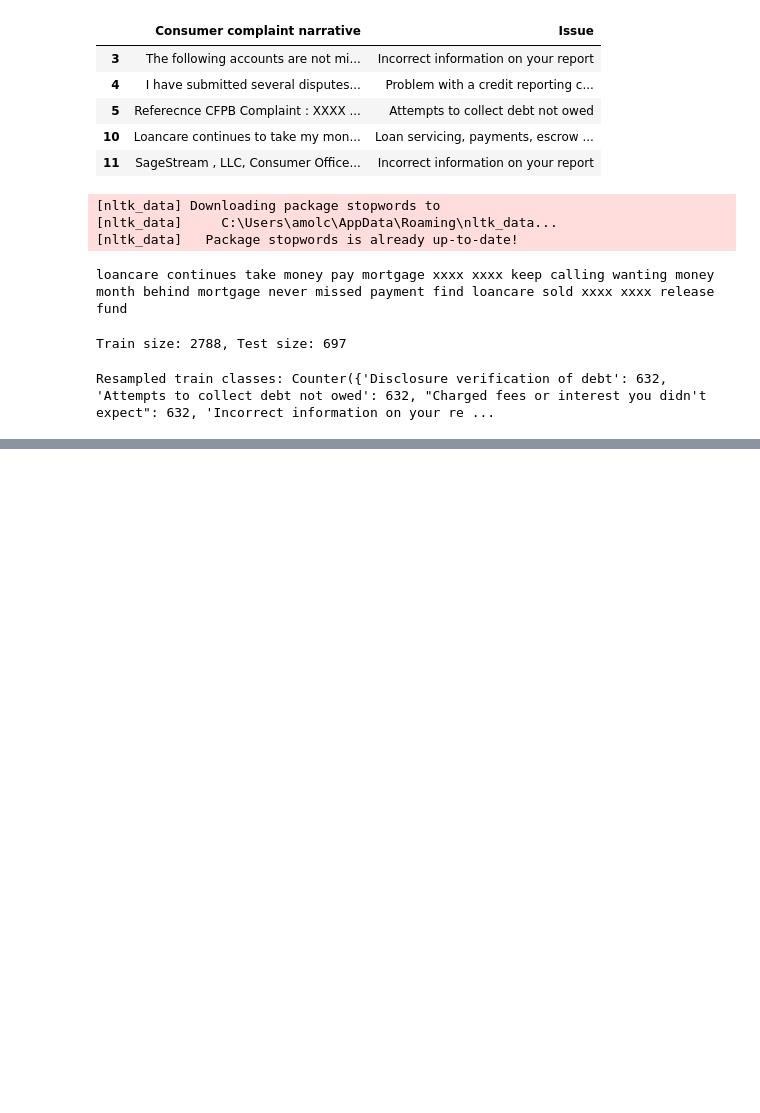
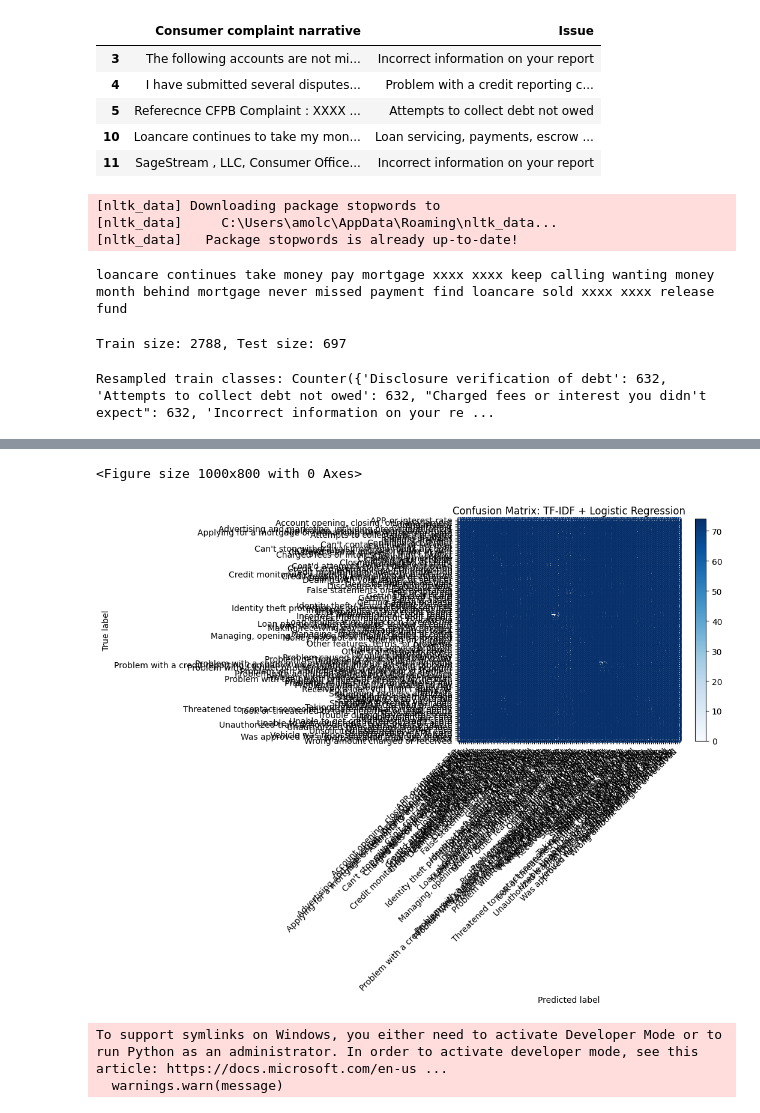
Before and after one commit to reddybro108/Multiclass-Classification-of-Customer-Complaints-using-NLP, a Jupyter notebook: train_evaluate.ipynb, the cells around one changed output, grey strips where cells are left out. Saved outputs shown, nothing was run; the diff lists cells and outputs as text; code cells hidden in the pictures; blank space fills up the shorter version.

```diff
--- a/train_evaluate.ipynb
+++ b/train_evaluate.ipynb
@@ -96,3 +96,14 @@ X_train_resampled = X_train_resampled.flatten()
 print(f"Resampled train classes: {Counter(y_train_resampled)}")
 # %% [output]
 Resampled train classes: Counter({'Disclosure verification of debt': 632, 'Attempts to collect debt not owed': 632, "Charged fees or interest you didn't expect": 632, 'Incorrect information on your re ...
+# %%
+# Cell 4: Baseline Model (TF-IDF + Logistic Regression)
+tfidf = TfidfVectorizer(max_features=5000, ngram_range=(1, 2))
+X_train_tfidf = tfidf.fit_transform(X_train_resampled)
+X_test_tfidf = tfidf.transform(X_test)
+# %%
+lr_model = LogisticRegression(multi_class='multinomial', max_iter=1000, random_state=42)
+lr_model.fit(X_train_tfidf, y_train_resampled)
+y_pred_lr = lr_model.predict(X_test_tfidf)
+print("Baseline (Logistic Regression) Results:")
+print(classification_report(Y_test, y_pred_lr))
@@ -98,0 +128,20 @@ Resampled train classes: Counter({'Disclosure verification of debt': 632, 'Attem
+# %%
+cm = confusion_matrix(Y_test, y_pred_lr, labels=lr_model.classes_)
+plt.figure(figsize=(10, 8))
+ConfusionMatrixDisplay(cm, display_labels=lr_model.classes_).plot(cmap='Blues')
+plt.title('Confusion Matrix: TF-IDF + Logistic Regression')
+plt.xticks(rotation=45, ha='right')
+plt.tight_layout()
+plt.show()
+# %% [output]
+<Figure size 1000x800 with 0 Axes>
+[figure, added]
+# %%
+# BERT Model Setup
+tokenizer = DistilBertTokenizer.from_pretrained('distilbert-base-uncased')
+label_encoder = {label: idx for idx, label in enumerate(Y.unique())}
+y_train_encoded = [label_encoder[label] for label in y_train_resampled]
+y_test_encoded = [label_encoder[label] for label in Y_test]
+# %% [output]
+To support symlinks on Windows, you either need to activate Developer Mode or to run Python as an administrator. In order to activate developer mode, see this article: https://docs.microsoft.com/en-us ...
+  warnings.warn(message)
```
Also changed, not shown: parts of 6 cells of this notebook, 4 other files.
